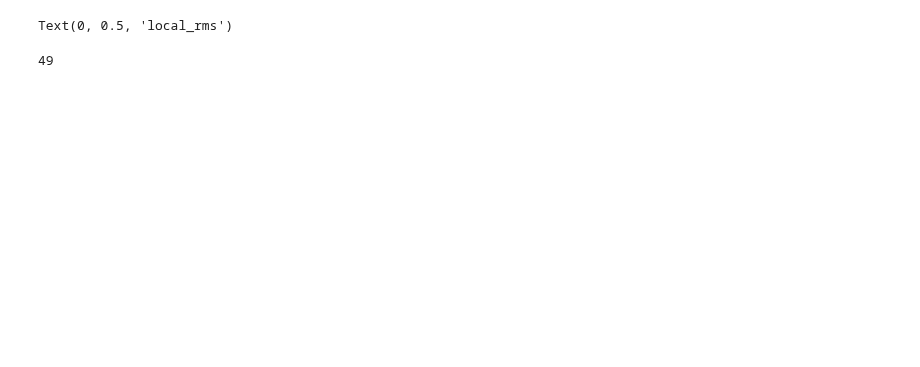
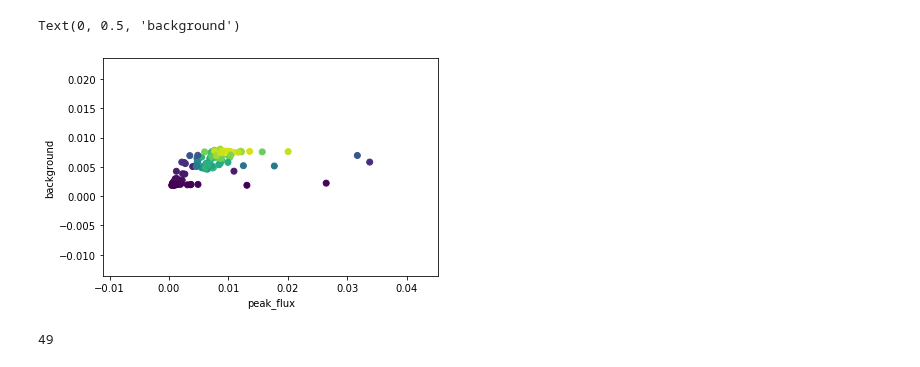
Before and after one commit to AlecThomson/arrakis, a Jupyter notebook: notebooks/polhist.ipynb, the cells around one changed output. Cells and saved outputs as stored; diff of their text form; code cells hidden in the pictures; blank space fills up the shorter version.

```diff
--- a/notebooks/polhist.ipynb
+++ b/notebooks/polhist.ipynb
@@ -83,6 +80,6 @@ Text(0, 0.5, 'local_rms')
 # %%
 plt.figure()
-plt.scatter(tab['peak_flux'], tab['local_rms'], c = tab['background'], cmap='bwr')
+plt.scatter(tab['peak_flux'], tab['background'], c = tab['local_rms'], cmap='viridis')
 plt.xlabel('peak_flux')
-plt.ylabel('local_rms')
+plt.ylabel('background')
 # %% [output]
@@ -91,4 +86,5 @@ plt.ylabel('local_rms')
-Text(0, 0.5, 'local_rms')
+Text(0, 0.5, 'background')
+[figure, added]
 # %%
 len(tab[tab['local_rms'] < 0.000635])
 # %% [output]
```
Also changed, not shown: parts of 13 cells of this notebook.
